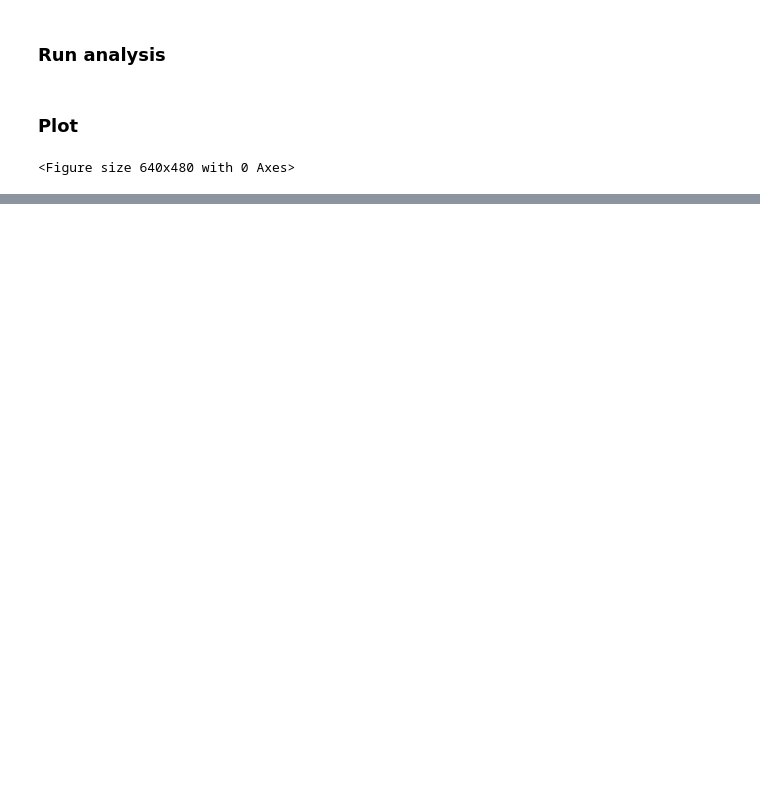
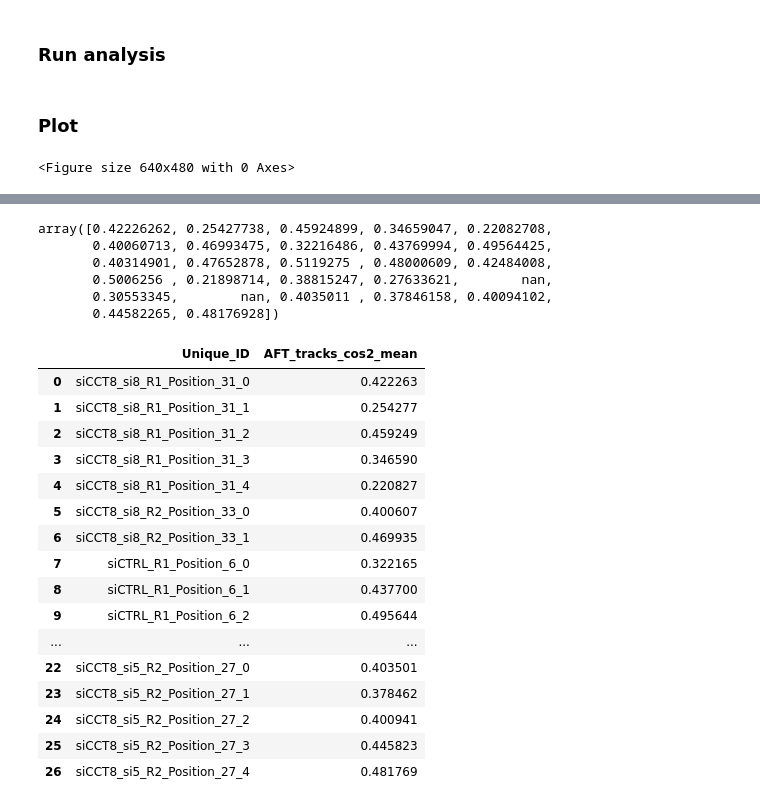
Before and after one commit to CellMigrationLab/AFT_tracks, a Jupyter notebook: 20250304_AFT_tracks.ipynb, the cells around one changed output, grey strips where cells are left out. Drawn from its saved outputs; the diff is of its cells as text; code cells hidden in the pictures; blank space fills up the shorter version.

```diff
--- a/20250304_AFT_tracks.ipynb
+++ b/20250304_AFT_tracks.ipynb
@@ -20,7 +20,7 @@ np.seterr(divide='ignore', invalid='ignore')
 ### Import data (csv tracks and images)
 # %%
 csv_folder = "/Users/k1801626/OneDrive - King's College London/data/JP/AFT_track/"
-image_folder = "/Users/k1801626/OneDrive - King's College London/data/JP/AFT_track/images/"
+image_folder = "/Users/k1801626/OneDrive - King's College London/data/JP/AFT_track/siCCT8_si8/"
 # %%
 spots_list = glob.glob(csv_folder+'*Spots.csv')
 
@@ -239,0 +277,38 @@ for position in range(len(im_list_current)):
+# %%
+av_cos2 = []
+for uniqueID in range(len(df_all.Unique_ID.unique())):
+    df_temp = df_all.loc[df_all.Unique_ID == df_all.Unique_ID.unique()[uniqueID]]
+    av_cos2 = np.append(av_cos2, df_temp.AFT_track_angle_cos2.mean())
+av_cos2
+# %% [output]
+array([0.42226262, 0.25427738, 0.45924899, 0.34659047, 0.22082708,
+       0.40060713, 0.46993475, 0.32216486, 0.43769994, 0.49564425,
+       0.40314901, 0.47652878, 0.5119275 , 0.48000609, 0.42484008,
+       0.5006256 , 0.21898714, 0.38815247, 0.27633621,        nan,
+       0.30553345,        nan, 0.4035011 , 0.37846158, 0.40094102,
+       0.44582265, 0.48176928])
+# %%
+df_subset_out_tracks = pd.DataFrame(columns = ['Unique_ID','AFT_tracks_cos2_mean'])
+
+df_subset_out_tracks.Unique_ID = df_all.Unique_ID.unique()
+df_subset_out_tracks.AFT_tracks_cos2_mean = av_cos2
+
+df_subset_out_tracks
+# %% [output]
+|  | Unique_ID | AFT_tracks_cos2_mean |
+| 0 | siCCT8_si8_R1_Position_31_0 | 0.422263 |
+| 1 | siCCT8_si8_R1_Position_31_1 | 0.254277 |
+| 2 | siCCT8_si8_R1_Position_31_2 | 0.459249 |
+| 3 | siCCT8_si8_R1_Position_31_3 | 0.346590 |
+| 4 | siCCT8_si8_R1_Position_31_4 | 0.220827 |
+| 5 | siCCT8_si8_R2_Position_33_0 | 0.400607 |
+| 6 | siCCT8_si8_R2_Position_33_1 | 0.469935 |
+| 7 | siCTRL_R1_Position_6_0 | 0.322165 |
+| 8 | siCTRL_R1_Position_6_1 | 0.437700 |
+| 9 | siCTRL_R1_Position_6_2 | 0.495644 |
+| ... | ... | ... |
+| 22 | siCCT8_si5_R2_Position_27_0 | 0.403501 |
+| 23 | siCCT8_si5_R2_Position_27_1 | 0.378462 |
+| 24 | siCCT8_si5_R2_Position_27_2 | 0.400941 |
+| 25 | siCCT8_si5_R2_Position_27_3 | 0.445823 |
+| 26 | siCCT8_si5_R2_Position_27_4 | 0.481769 |
```
Also changed, not shown: parts of 9 cells of this notebook.
